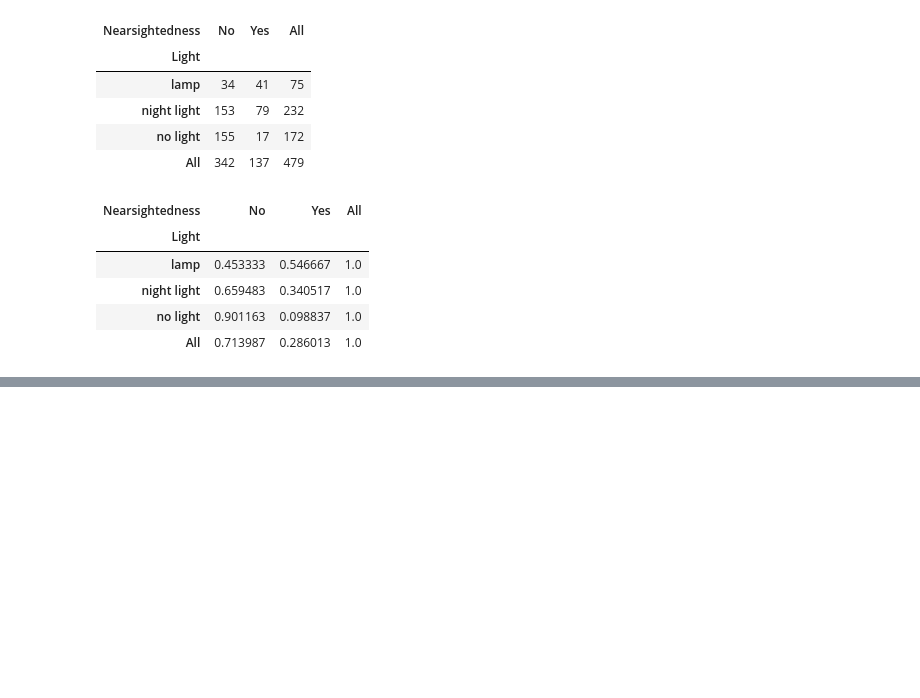
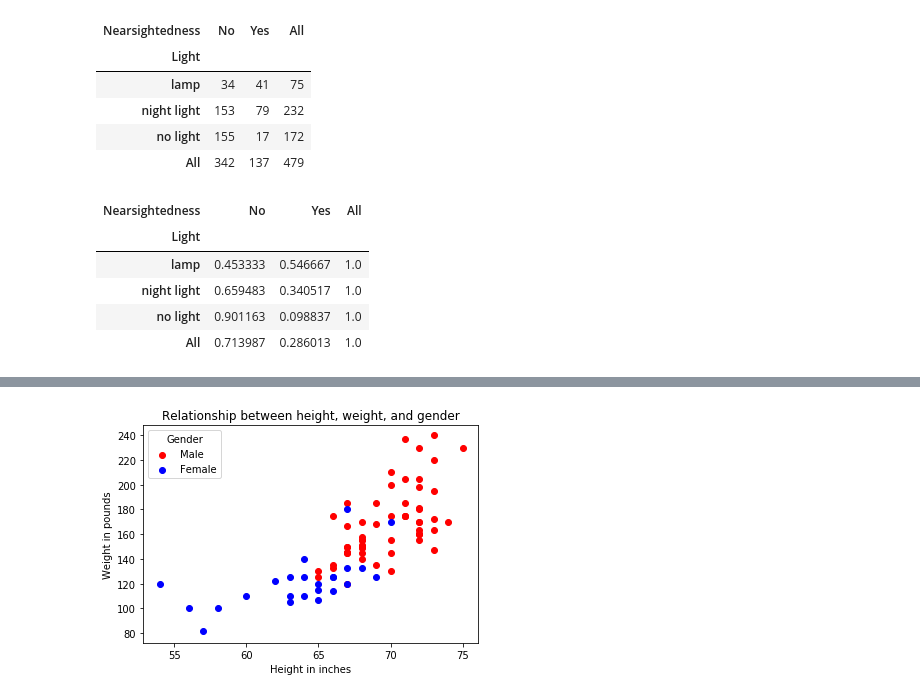
Before and after one commit to uoflCoder/StanfordStats, a Jupyter notebook: Examining Distributions.ipynb, the cells around one changed output, grey strips where cells are left out. Cells and saved outputs as stored; diff of their text form; code cells hidden in the pictures; blank space fills up the shorter version.

```diff
--- a/Examining Distributions.ipynb
+++ b/Examining Distributions.ipynb
@@ -226,0 +248,10 @@ pd.crosstab(nightLight.Light, nightLight.Nearsightedness, margins = True).apply(
+# %%
+plt.scatter(x=maleHeightData.height, y=maleHeightData.weight, color='r')
+plt.scatter(x=femaleHeightData.height, y=femaleHeightData.weight, color='b')
+plt.title('Relationship between height, weight, and gender')
+plt.xlabel('Height in inches')
+plt.ylabel('Weight in pounds')
+plt.legend(['Male', 'Female'], title='Gender')
+plt.show()
+# %% [output]
+[figure, added]
```
Also changed, not shown: parts of 11 cells of this notebook.
